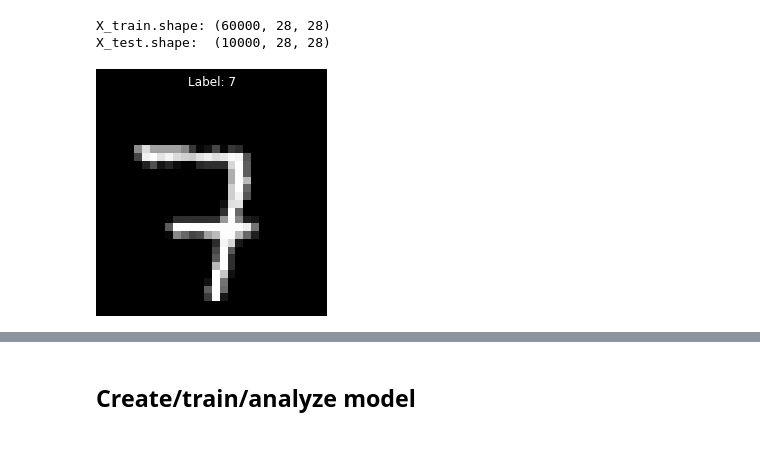
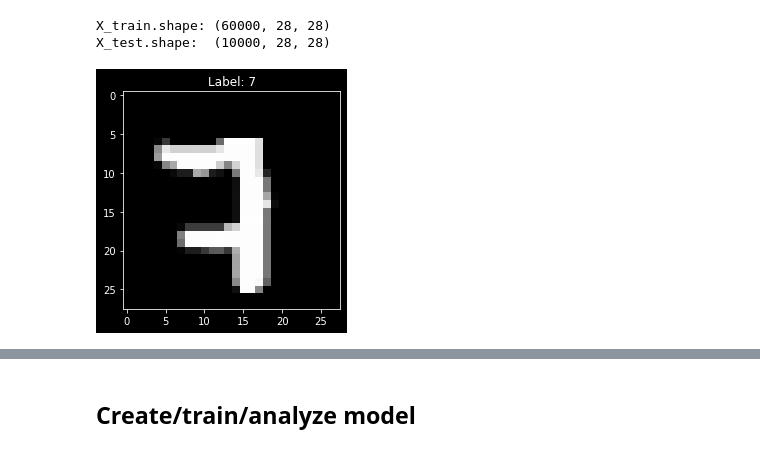
Before and after one commit to gtw2i/MSDS-565-Spring-2025, a Jupyter notebook: Unit 5 - Image Data and CNNs/U5_CNN_DenseFails.ipynb, the cells around one changed output, grey strips where cells are left out. Cells and saved outputs as stored; diff of their text form; code cells hidden in the pictures.

```diff
--- a/Unit 5 - Image Data and CNNs/U5_CNN_DenseFails.ipynb
+++ b/Unit 5 - Image Data and CNNs/U5_CNN_DenseFails.ipynb
@@ -218,10 +219,9 @@ X_test.shape:  (10000, 28, 28)
 # %%
 # Display a random image
 idx = np.random.randint(0, len(X_train))
 plt.figure(figsize=(4, 4))
 plt.imshow(X_train[idx], cmap='gray')
 plt.title(f"Label: {y_train[idx]}")
-plt.axis('off')
 plt.show()
 # %% [output]
-[figure, old version]
+[figure, new version]
```
Also changed, not shown: parts of 13 cells of this notebook, 2 other files.
